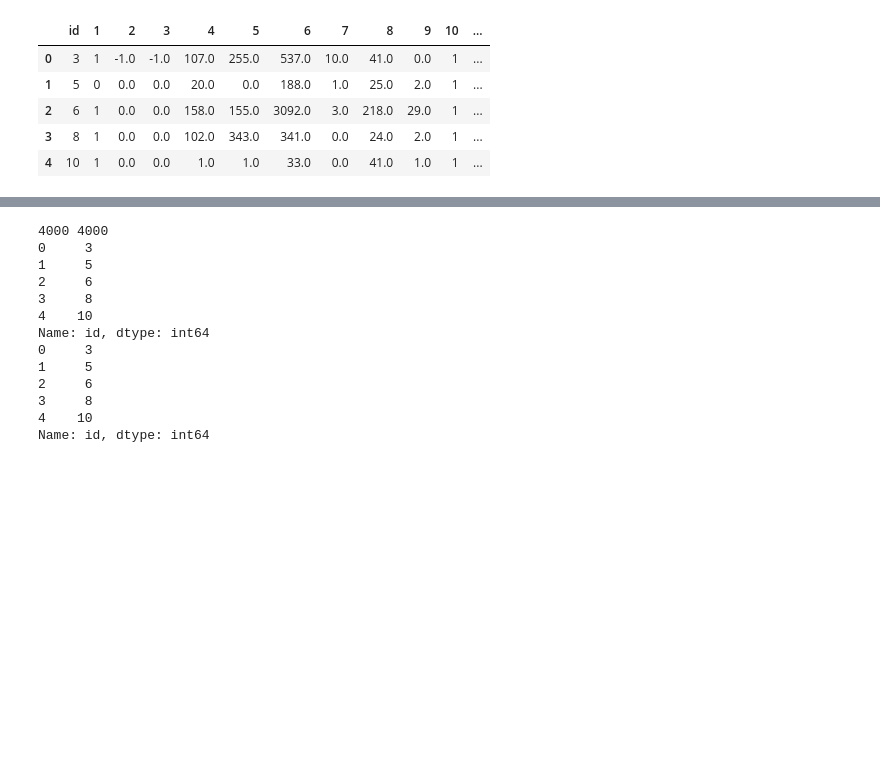
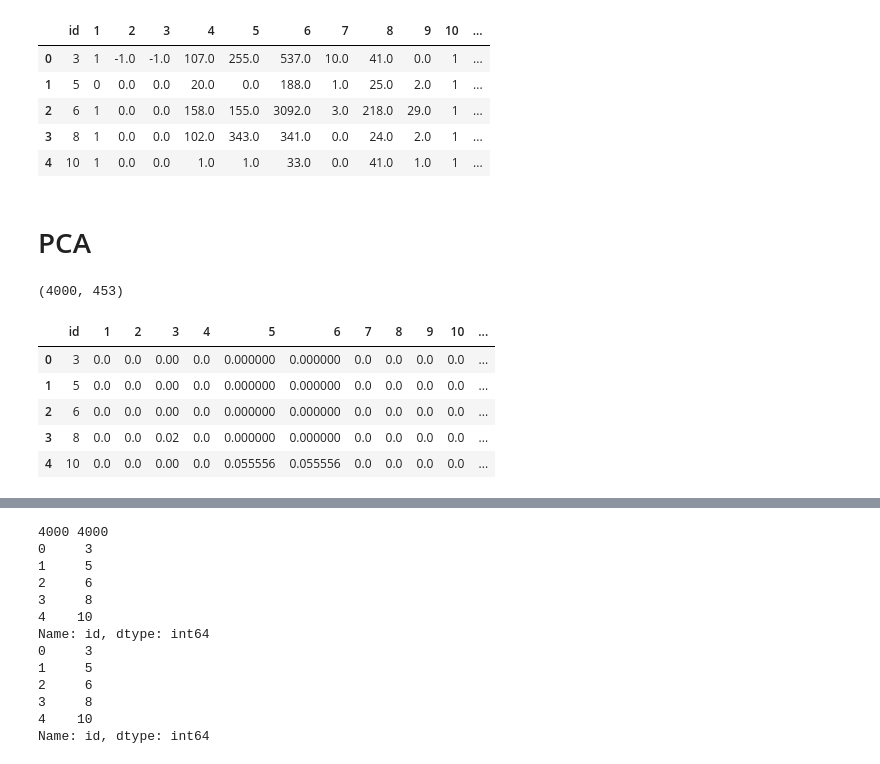
Before and after one commit to Metafiz/ml-course-19, a Jupyter notebook: digital-reputation/digital-reputation-classification.ipynb, the cells around one changed output, grey strips where cells are left out. Cells and saved outputs as stored; diff of their text form; code cells hidden in the pictures; blank space fills up the shorter version.

```diff
--- a/digital-reputation/digital-reputation-classification.ipynb
+++ b/digital-reputation/digital-reputation-classification.ipynb
@@ -24,3 +24,16 @@ X1.head()
 | 2 | 6 | 1 | 0.0 | 0.0 | 158.0 | 155.0 | 3092.0 | 3.0 | 218.0 | 29.0 | 1 | ... |
 | 3 | 8 | 1 | 0.0 | 0.0 | 102.0 | 343.0 | 341.0 | 0.0 | 24.0 | 2.0 | 1 | ... |
 | 4 | 10 | 1 | 0.0 | 0.0 | 1.0 | 1.0 | 33.0 | 0.0 | 41.0 | 1.0 | 1 | ... |
+# %% [markdown]
+# PCA
+# %%
+print(X3.shape)
+X3.head()
+# %% [output]
+(4000, 453)
+|  | id | 1 | 2 | 3 | 4 | 5 | 6 | 7 | 8 | 9 | 10 | ... |
+| 0 | 3 | 0.0 | 0.0 | 0.00 | 0.0 | 0.000000 | 0.000000 | 0.0 | 0.0 | 0.0 | 0.0 | ... |
+| 1 | 5 | 0.0 | 0.0 | 0.00 | 0.0 | 0.000000 | 0.000000 | 0.0 | 0.0 | 0.0 | 0.0 | ... |
+| 2 | 6 | 0.0 | 0.0 | 0.00 | 0.0 | 0.000000 | 0.000000 | 0.0 | 0.0 | 0.0 | 0.0 | ... |
+| 3 | 8 | 0.0 | 0.0 | 0.02 | 0.0 | 0.000000 | 0.000000 | 0.0 | 0.0 | 0.0 | 0.0 | ... |
+| 4 | 10 | 0.0 | 0.0 | 0.00 | 0.0 | 0.055556 | 0.055556 | 0.0 | 0.0 | 0.0 | 0.0 | ... |
```
Also changed, not shown: parts of 4 cells of this notebook.
